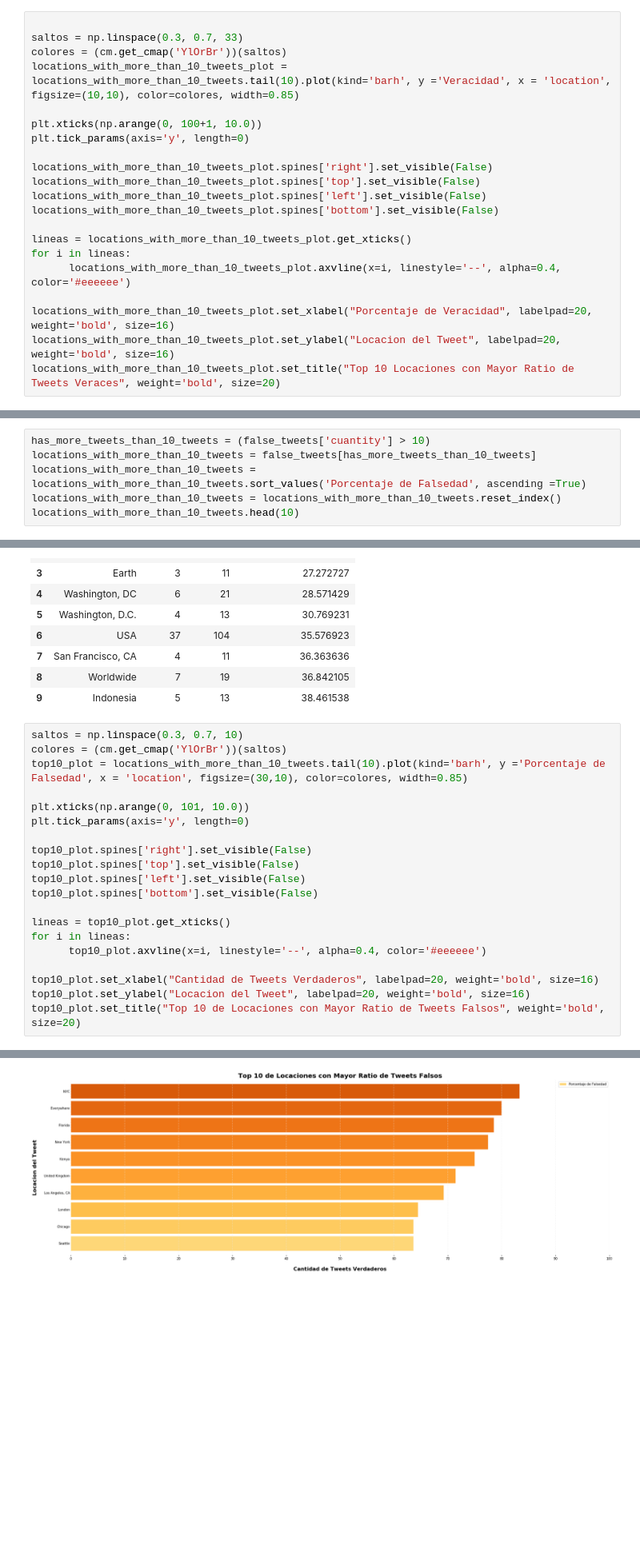
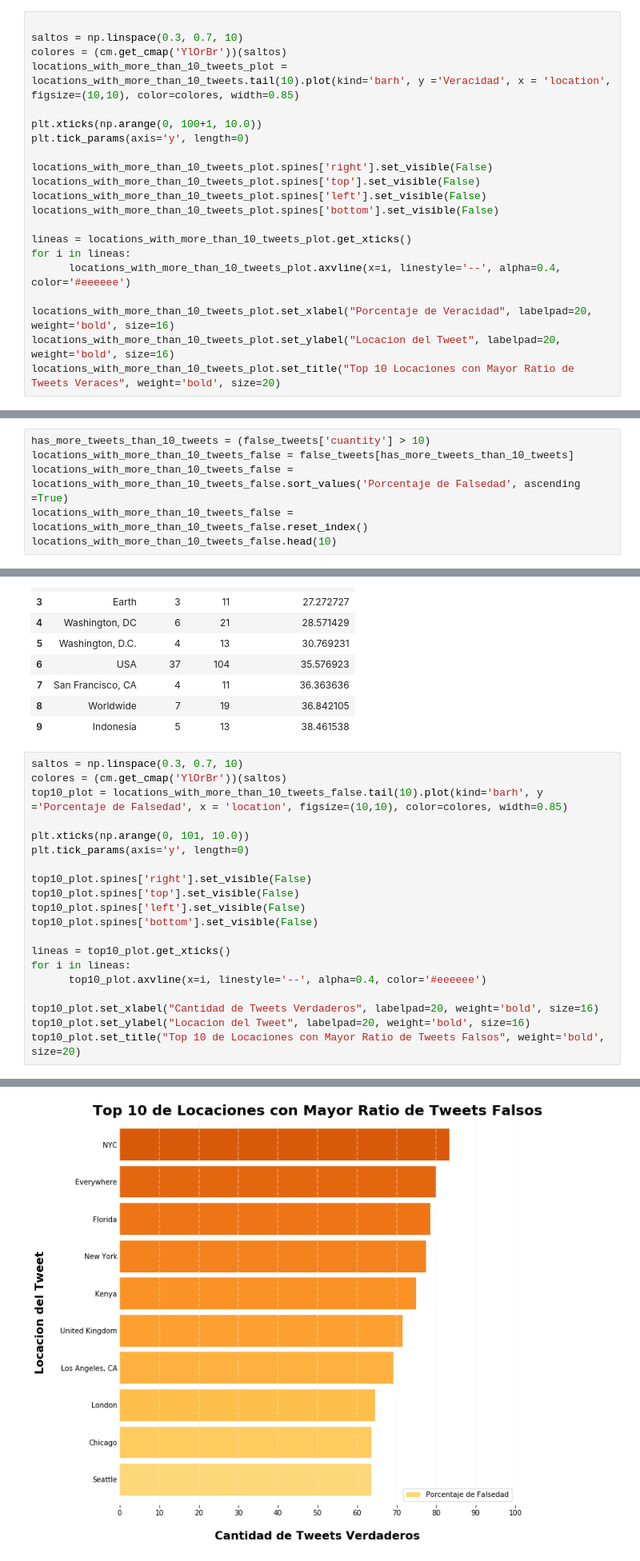
Before and after one commit to RiedelNicolas/TP1-Organizacion-de-Datos, a Jupyter notebook: Hugo.ipynb, the cells around one changed output, grey strips where cells are left out. Shown at 80% size. Saved outputs shown, nothing was run; the diff lists cells and outputs as text; blank space fills up the shorter version.

```diff
--- a/Hugo.ipynb
+++ b/Hugo.ipynb
@@ -168,7 +168,7 @@ tweets_by_loc_with_frecuency.head()
 locations_with_more_than_10_tweets['Veracidad'] = locations_with_more_than_10_tweets['Veracidad'] * 100
 # %%
 
-saltos = np.linspace(0.3, 0.7, 33)
+saltos = np.linspace(0.3, 0.7, 10)
 colores = (cm.get_cmap('YlOrBr'))(saltos)
 locations_with_more_than_10_tweets_plot = locations_with_more_than_10_tweets.tail(10).plot(kind='barh', y ='Veracidad', x = 'location', figsize=(10,10), color=colores, width=0.85)
 
@@ -279,10 +279,10 @@ false_tweets.head(10)
 | Alberta | 0 | 1 | 0.0 |
 # %%
 has_more_tweets_than_10_tweets = (false_tweets['cuantity'] > 10)
-locations_with_more_than_10_tweets = false_tweets[has_more_tweets_than_10_tweets]
-locations_with_more_than_10_tweets = locations_with_more_than_10_tweets.sort_values('Porcentaje de Falsedad', ascending =True)
-locations_with_more_than_10_tweets = locations_with_more_than_10_tweets.reset_index()
-locations_with_more_than_10_tweets.head(10)
+locations_with_more_than_10_tweets_false = false_tweets[has_more_tweets_than_10_tweets]
+locations_with_more_than_10_tweets_false = locations_with_more_than_10_tweets_false.sort_values('Porcentaje de Falsedad', ascending =True)
+locations_with_more_than_10_tweets_false = locations_with_more_than_10_tweets_false.reset_index()
+locations_with_more_than_10_tweets_false.head(10)
 # %% [output]
 |  | location | is false | cuantity | Porcentaje de Falsedad |
 | 0 | Mumbai | 3 | 22 | 13.636364 |
@@ -298,26 +298,26 @@ locations_with_more_than_10_tweets.head(10)
 # %%
 saltos = np.linspace(0.3, 0.7, 10)
 colores = (cm.get_cmap('YlOrBr'))(saltos)
-top10_plot = locations_with_more_than_10_tweets.tail(10).plot(kind='barh', y ='Porcentaje de Falsedad', x = 'location', figsize=(30,10), color=colores, width=0.85)
+top10_plot = locations_with_more_than_10_tweets_false.tail(10).plot(kind='barh', y ='Porcentaje de Falsedad', x = 'location', figsize=(10,10), color=colores, width=0.85)
 
 plt.xticks(np.arange(0, 101, 10.0))
 plt.tick_params(axis='y', length=0)
 
 top10_plot.spines['right'].set_visible(False)
 top10_plot.spines['top'].set_visible(False)
 top10_plot.spines['left'].set_visible(False)
 top10_plot.spines['bottom'].set_visible(False)
 
 lineas = top10_plot.get_xticks()
 for i in lineas:
       top10_plot.axvline(x=i, linestyle='--', alpha=0.4, color='#eeeeee')
 
 top10_plot.set_xlabel("Cantidad de Tweets Verdaderos", labelpad=20, weight='bold', size=16)
 top10_plot.set_ylabel("Locacion del Tweet", labelpad=20, weight='bold', size=16)
 top10_plot.set_title("Top 10 de Locaciones con Mayor Ratio de Tweets Falsos", weight='bold', size=20)
 # %% [output]
 Text(0.5, 1.0, 'Top 10 de Locaciones con Mayor Ratio de Tweets Falsos')
-[figure, old version]
+[figure, new version]
 # %%
 locations_with_more_than_10_tweets['text lenght mean'] = locations_with_more_than_10_tweets['text lenght'] / locations_with_more_than_10_tweets['cuantity']
 locations_with_more_than_10_tweets = locations_with_more_than_10_tweets.sort_values('text lenght mean')
```
Also changed, not shown: parts of 11 cells of this notebook.
